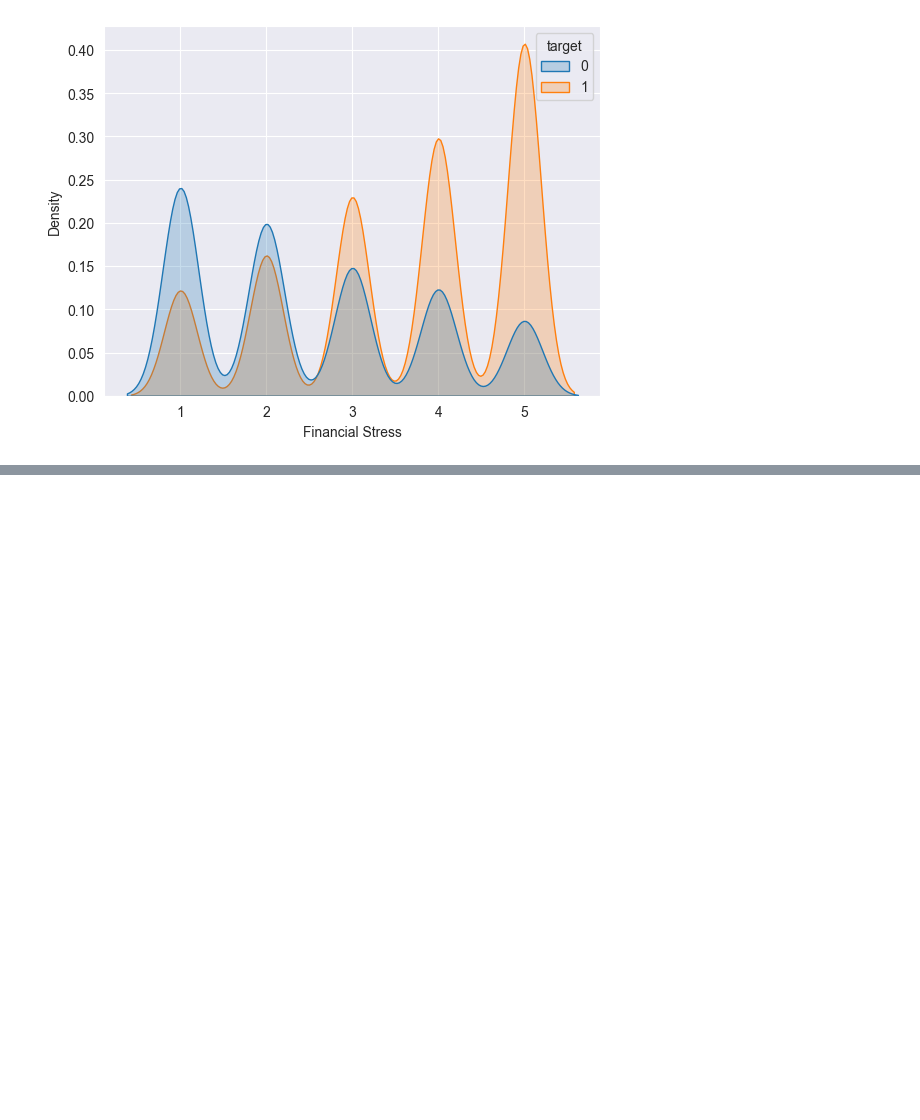
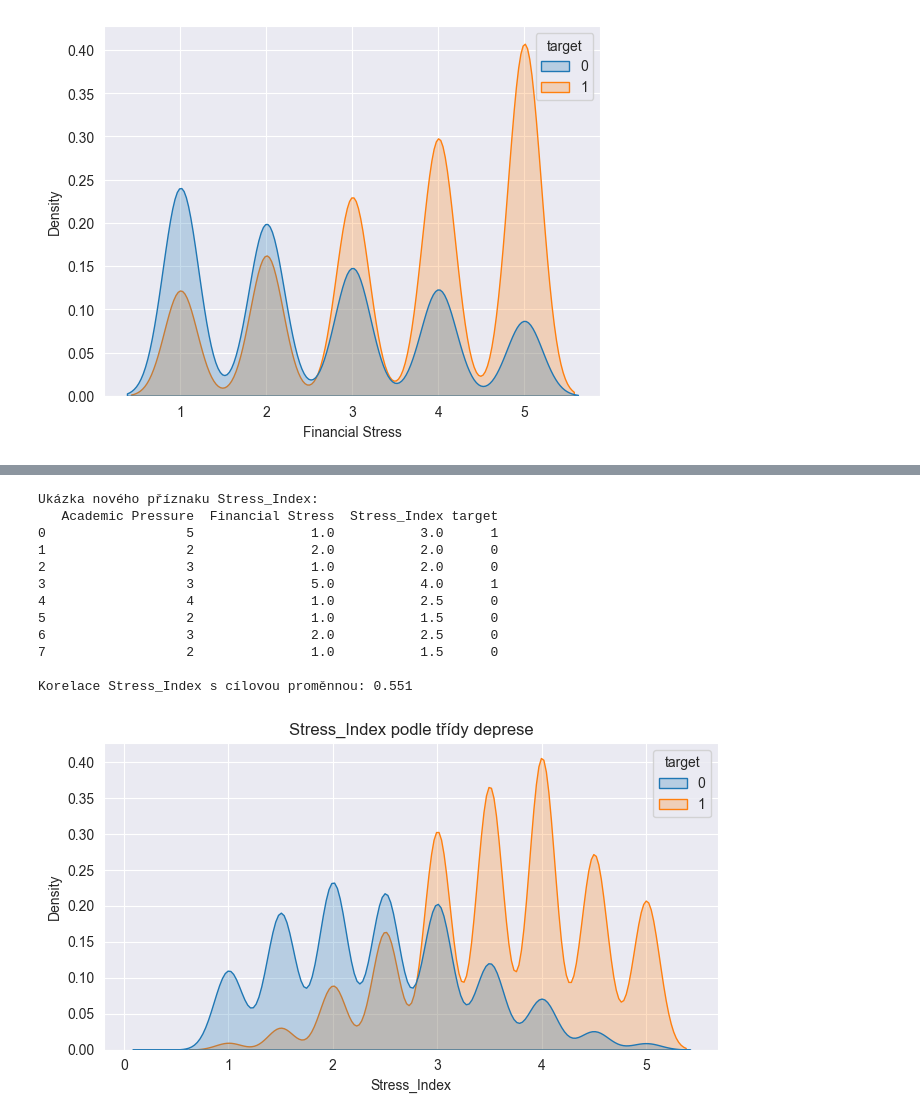
Before and after one commit to Nurofenkkk/VSE, a Jupyter notebook: ML2.ipynb, the cells around one changed output, grey strips where cells are left out. Cells and saved outputs as stored; diff of their text form; code cells hidden in the pictures; blank space fills up the shorter version.

```diff
--- a/ML2.ipynb
+++ b/ML2.ipynb
@@ -124,0 +721,33 @@ sns.kdeplot(data=df, x='Financial Stress', hue='target', fill=True)
+# %%
+# Odvození nového příznaku: Stress_Index = průměr (Academic Pressure + Financial Stress)
+median_fs = df["Financial Stress"].median()
+df["Stress_Index"] = (df["Academic Pressure"].astype(float) +
+                      df["Financial Stress"].fillna(median_fs)) / 2.0
+
+print("Ukázka nového příznaku Stress_Index:")
+print(df[["Academic Pressure", "Financial Stress", "Stress_Index", "target"]].head(8))
+print(f"\nKorelace Stress_Index s cílovou proměnnou: "
+      f"{df['Stress_Index'].corr(df['target'].astype(int)):.3f}")
+
+import matplotlib.pyplot as plt, seaborn as sns
+fig, ax = plt.subplots(figsize=(7, 4))
+sns.kdeplot(data=df, x="Stress_Index", hue="target", fill=True, ax=ax)
+ax.set_title("Stress_Index podle třídy deprese")
+ax.set_xlabel("Stress_Index")
+plt.tight_layout()
+plt.savefig("stress_index.png", dpi=150, bbox_inches="tight")
+plt.show()
+# %% [output]
+Ukázka nového příznaku Stress_Index:
+   Academic Pressure  Financial Stress  Stress_Index target
+0                  5               1.0           3.0      1
+1                  2               2.0           2.0      0
+2                  3               1.0           2.0      0
+3                  3               5.0           4.0      1
+4                  4               1.0           2.5      0
+5                  2               1.0           1.5      0
+6                  3               2.0           2.5      0
+7                  2               1.0           1.5      0
+
+Korelace Stress_Index s cílovou proměnnou: 0.551
+[figure, added]
```
Also changed, not shown: parts of 51 cells of this notebook, 14 other files.
